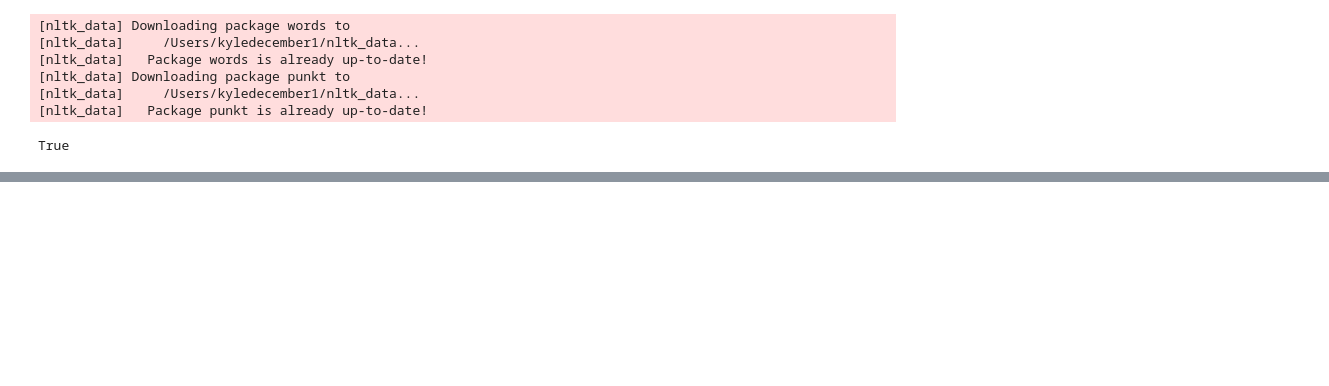
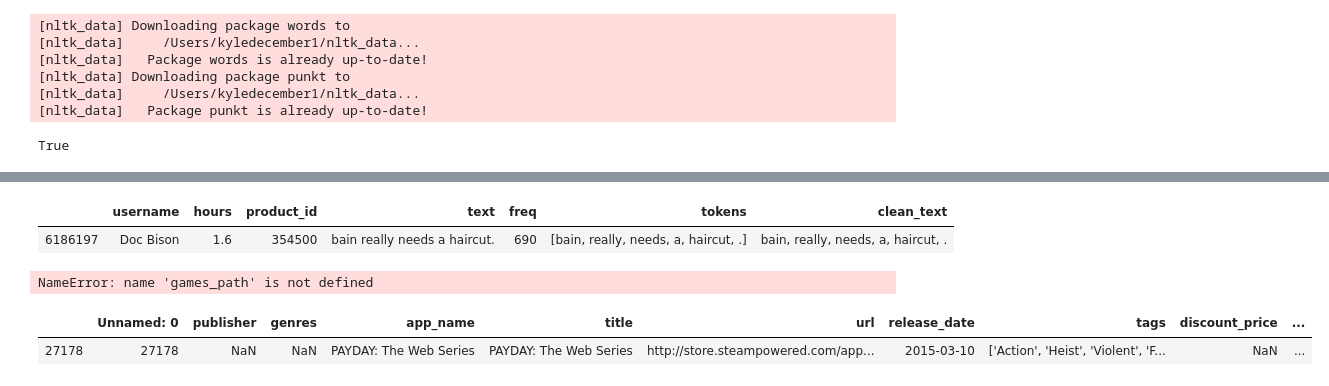
Before and after one commit to kdecember/capstone, a Jupyter notebook: notebooks/exploratory/modeling.ipynb, the cells around one changed output, grey strips where cells are left out. Cells and saved outputs as stored; diff of their text form; code cells hidden in the pictures; blank space fills up the shorter version.

Commit message:
updated modeling

```diff
--- a/notebooks/exploratory/modeling.ipynb
+++ b/notebooks/exploratory/modeling.ipynb
@@ -169,0 +178,26 @@ KeyboardInterrupt:
+# %%
+# create string for testing
+
+sent = 'epic fast paced shooter game, that allows me to customize my character and play with friends'.split(' ')
+sent_vec = model1.infer_vector(sent)
+# %%
+# generate recommendations based on most similar vectors
+
+recs = model1.docvecs.most_similar([sent_vec])
+# %%
+# return data related to recommendation
+
+df_sample[df_sample['product_id'] == recs[0][0]]
+# %% [output]
+|  | username | hours | product_id | text | freq | tokens | clean_text |
+| 6186197 | Doc Bison | 1.6 | 354500 | bain really needs a haircut. | 690 | [bain, really, needs, a, haircut, .] | bain, really, needs, a, haircut, . |
+# %%
+#import df_games
+#drop null values
+# create product_id column in df_games based on str formatted id column
+
+df_games = pd.read_csv(games_path)
+df_games['id'].dropna(inplace=True)
+df_games['product_id'] = df_games['id'].astype(int).astype(str)
+# %% [output]
+NameError: name 'games_path' is not defined
@@ -169,0 +208,11 @@ KeyboardInterrupt:
+# %%
+# remove trailing decimal places
+
+df_games['product_id'] = df_games['product_id'].str.replace('.0', '')
+# %%
+# get game information based on recommendations
+
+df_games[df_games['product_id'] == recs[0][0]]
+# %% [output]
+|  | Unnamed: 0 | publisher | genres | app_name | title | url | release_date | tags | discount_price | ... |
+| 27178 | 27178 | NaN | NaN | PAYDAY: The Web Series | PAYDAY: The Web Series | http://store.steampowered.com/app... | 2015-03-10 | ['Action', 'Heist', 'Violent', 'F... | NaN | ... |
```
Also changed, not shown: parts of 63 cells of this notebook.
